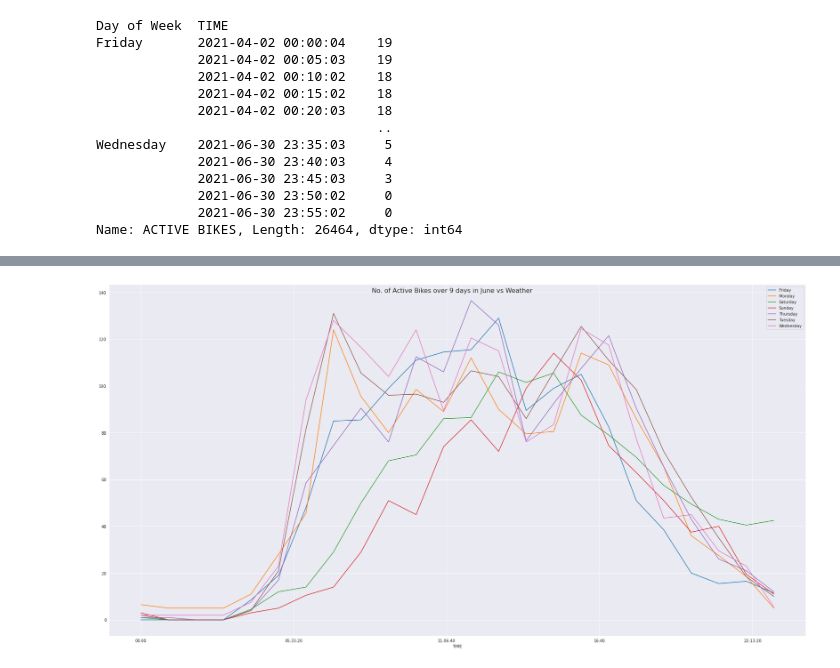
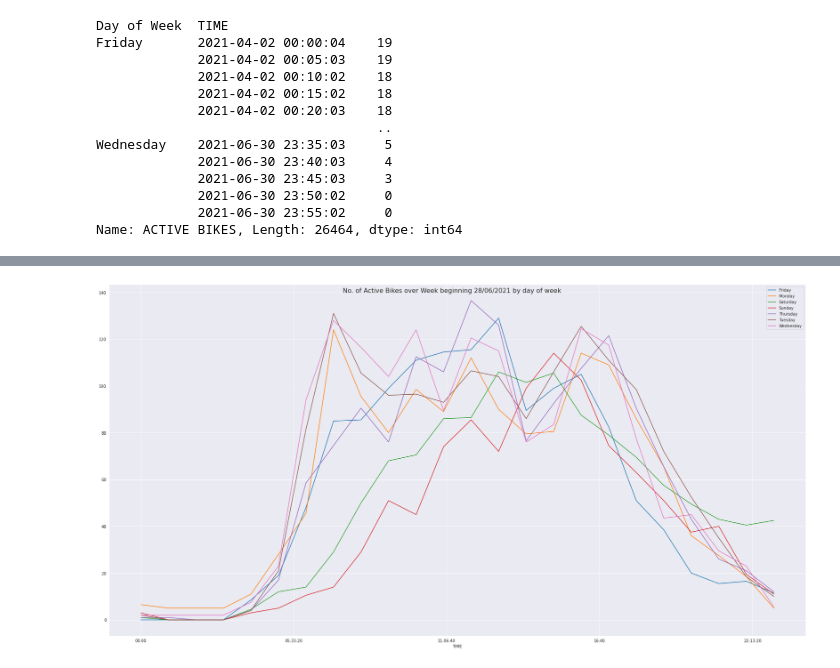
Before and after one commit to Matt-Toland/ProgrammingAssignment2, a Jupyter notebook: Dublin_Bike_Share.ipynb, the cells around one changed output, grey strips where cells are left out. Saved outputs shown, nothing was run; the diff lists cells and outputs as text; code cells hidden in the pictures.

```diff
--- a/Dublin_Bike_Share.ipynb
+++ b/Dublin_Bike_Share.ipynb
@@ -392,3 +2,0 @@ print(merge2)
-# %%
-merge2['ACTIVE BIKES'] = merge2['AVAILABLE BIKES MAX'] - merge2['AVAILABLE BIKES']
-print(merge2)
@@ -542,11 +2,0 @@ Index(['TIME', 'STATION ID', 'NAME', 'BIKE STANDS', 'AVAILABLE BIKE STANDS',
-# %%
-max_available_per_station24hr = merge2.groupby([merge2['TIME'].dt.date,'STATION ID'])['AVAILABLE BIKES AT STATION'].max()
-max_available_per_station24hr = max_available_per_station24hr.reset_index()
-max_available_per_station24hr['TIME'] = pd.to_datetime(max_available_per_station24hr['TIME'])
-merge2['DATE'] = pd.to_datetime(merge2['TIME'].dt.date)
-
-merge2 = pd.merge_asof(left=merge2,right=max_available_per_station24hr, right_on='TIME', left_on= 'DATE', by='STATION ID')
-
-merge2.drop(columns=['DATE','TIME_y'], inplace=True)
-merge2.rename(columns={'AVAILABLE BIKES AT STATION_x': 'AVAILABLE BIKES AT STATION', 'AVAILABLE BIKES AT STATION_y': 'AVAILABLE BIKES AT STATION MAX', 'TIME_x' : 'TIME'}, inplace=True)
-print(merge2.columns)
@@ -576,4 +2,0 @@ print(merge2[(merge2['TIME'].dt.date == pd.to_datetime('2021-04-01')) & (merge2[
-# %%
-# Creating a column to indicate the availability of bikes at each timestamp as a percentage of the maximum number avaialble during that day (as a percentage)
-
-merge2['STATION AVAILABILITY'] = merge2['AVAILABLE BIKES AT STATION']/merge2['AVAILABLE BIKES AT STATION MAX']*100
@@ -684,0 +311,13 @@ Monday.plot( ax = ax1, color = 'darkorchid')
+# %%
+daysofweek = list(ActivityByDay.index.get_level_values(0).unique())
+fig10,ax = plt.subplots(figsize = (25,13), sharex = True, tight_layout = True)
+fig10.suptitle('No. of Active Bikes over Week beginning 28/06/2021 by day of week', fontsize=16)
+
+for day in daysofweek:
+
+  day = pd.Series(ActivityByDay.iloc[ActivityByDay.index.get_level_values('Day of Week') == day].droplevel(0),name=day)
+  day = day.reset_index()
+  day['date'] = day['TIME'].dt.date
+  day['TIME'] = day['TIME'].dt.time
+  day = day[day['date'] == day['date'].max()]
+  day.plot(x= 'TIME', ax = ax)
@@ -685,16 +326,16 @@ Monday.plot( ax = ax1, color = 'darkorchid')
 # %%
 daysofweek = list(ActivityByDay.index.get_level_values(0).unique())
 fig10,ax = plt.subplots(figsize = (25,13), sharex = True, tight_layout = True)
-fig10.suptitle('No. of Active Bikes over 9 days in June vs Weather', fontsize=16)
+fig10.suptitle('No. of Active Bikes over Week beginning 28/06/2021 by day of week', fontsize=16)
 
 for day in daysofweek:
 
   day = pd.Series(ActivityByDay.iloc[ActivityByDay.index.get_level_values('Day of Week') == day].droplevel(0),name=day)
   day = day.resample('1H').median()
   day = day.reset_index()
   day['date'] = day['TIME'].dt.date
   day['TIME'] = day['TIME'].dt.time
   day = day[day['date'] == day['date'].max()]
   day.plot(x= 'TIME', ax = ax)
 # %% [output]
-[figure, old version]
+[figure, new version]
```
Also changed, not shown: parts of 56 cells of this notebook.
